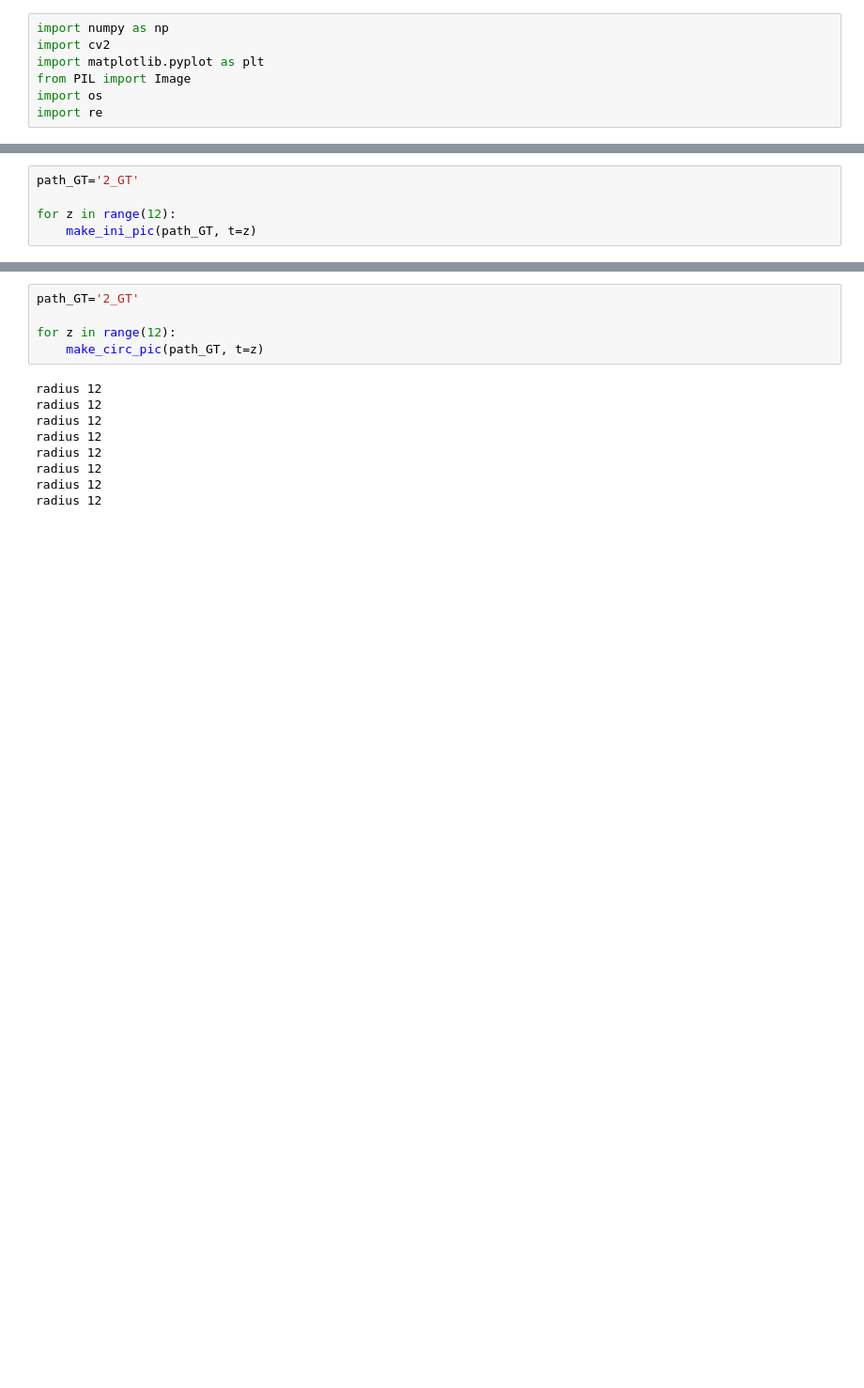
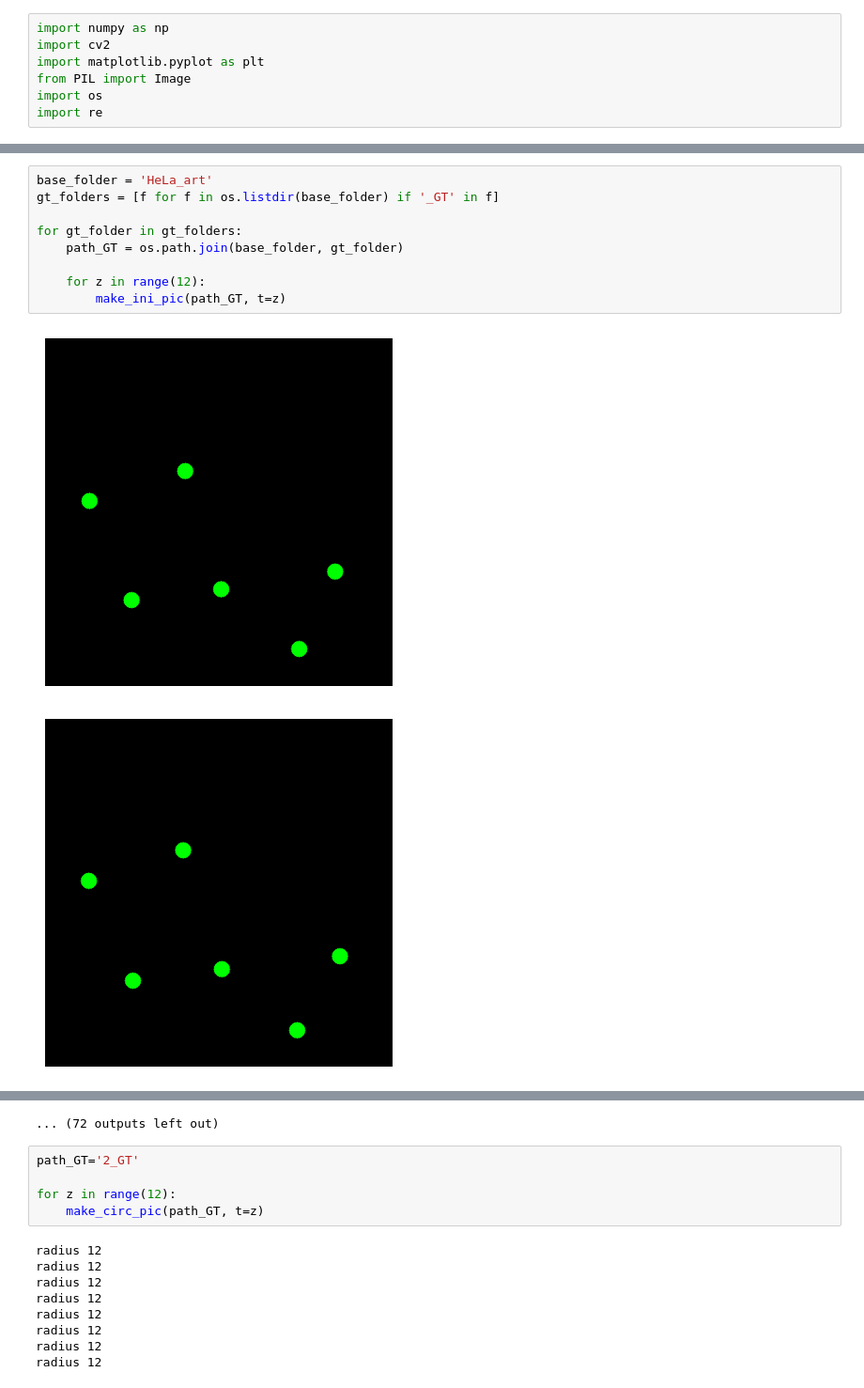
Before and after one commit to mosturm/IWR_CellTrack, a Jupyter notebook: dots_2_CNet.ipynb, the cells around one changed output, grey strips where cells are left out. Shown at 94% size. Saved outputs shown, nothing was run; the diff lists cells and outputs as text; blank space fills up the shorter version.

Commit message:
right folder format

```diff
--- a/dots_2_CNet.ipynb
+++ b/dots_2_CNet.ipynb
@@ -311,8 +355,3 @@ def check_split_timeframe(t, cell_id, t_vl, idel, split_l):
 
     # If neither condition is met, return flag=0
     return 0
-# %%
-path_GT='2_GT'
-
-for z in range(12):
-    make_ini_pic(path_GT, t=z)
@@ -331,0 +358,12 @@ for z in range(12):
+# %%
+base_folder = 'HeLa_art'
+gt_folders = [f for f in os.listdir(base_folder) if '_GT' in f]
+
+for gt_folder in gt_folders:
+    path_GT = os.path.join(base_folder, gt_folder)
+
+    for z in range(12):
+        make_ini_pic(path_GT, t=z)
+# %% [output]
+[figure, added]
+[figure, added]
@@ -332,3 +380,4 @@ for z in range(12):
+... (72 outputs left out)
 # %%
 path_GT='2_GT'
 
```
Also changed, not shown: parts of 3 cells of this notebook, 1 other file.
